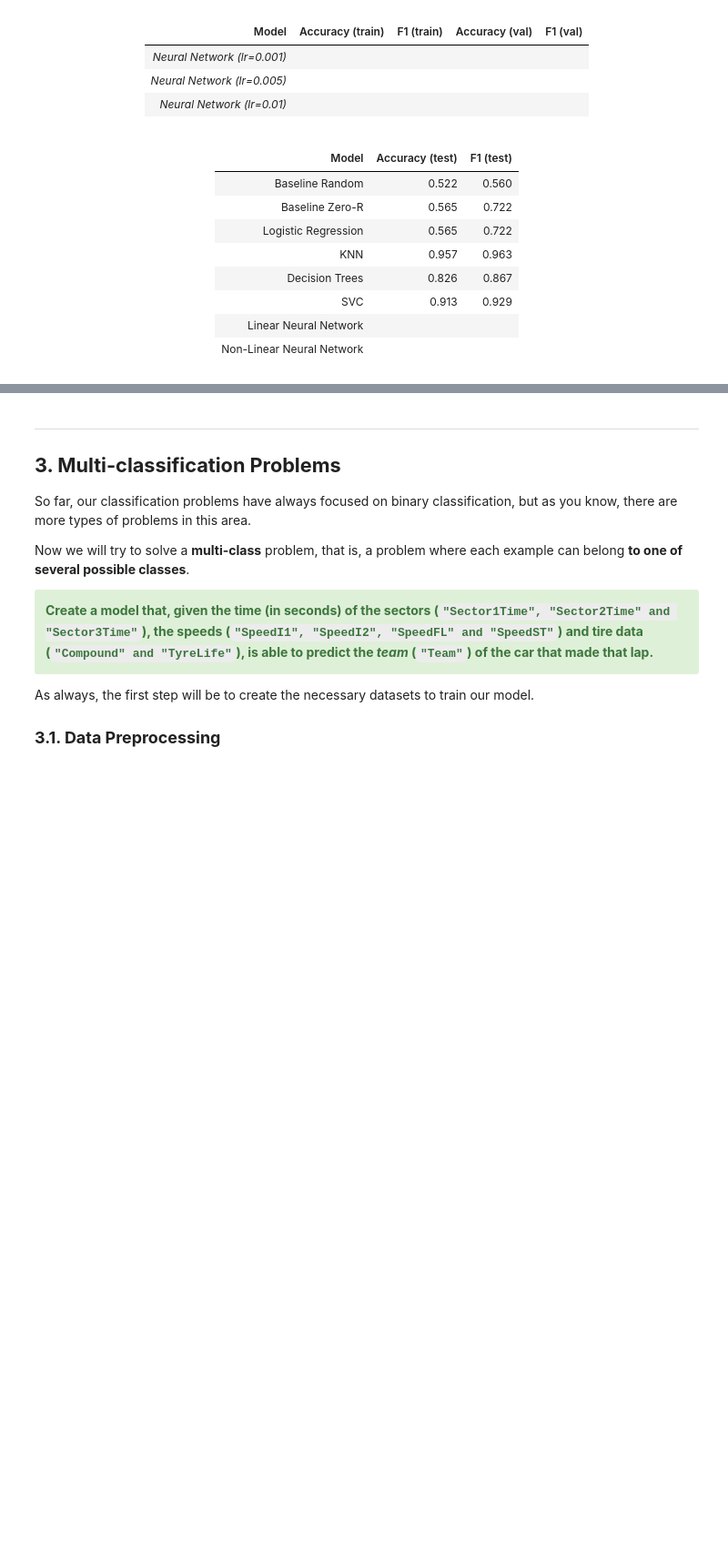
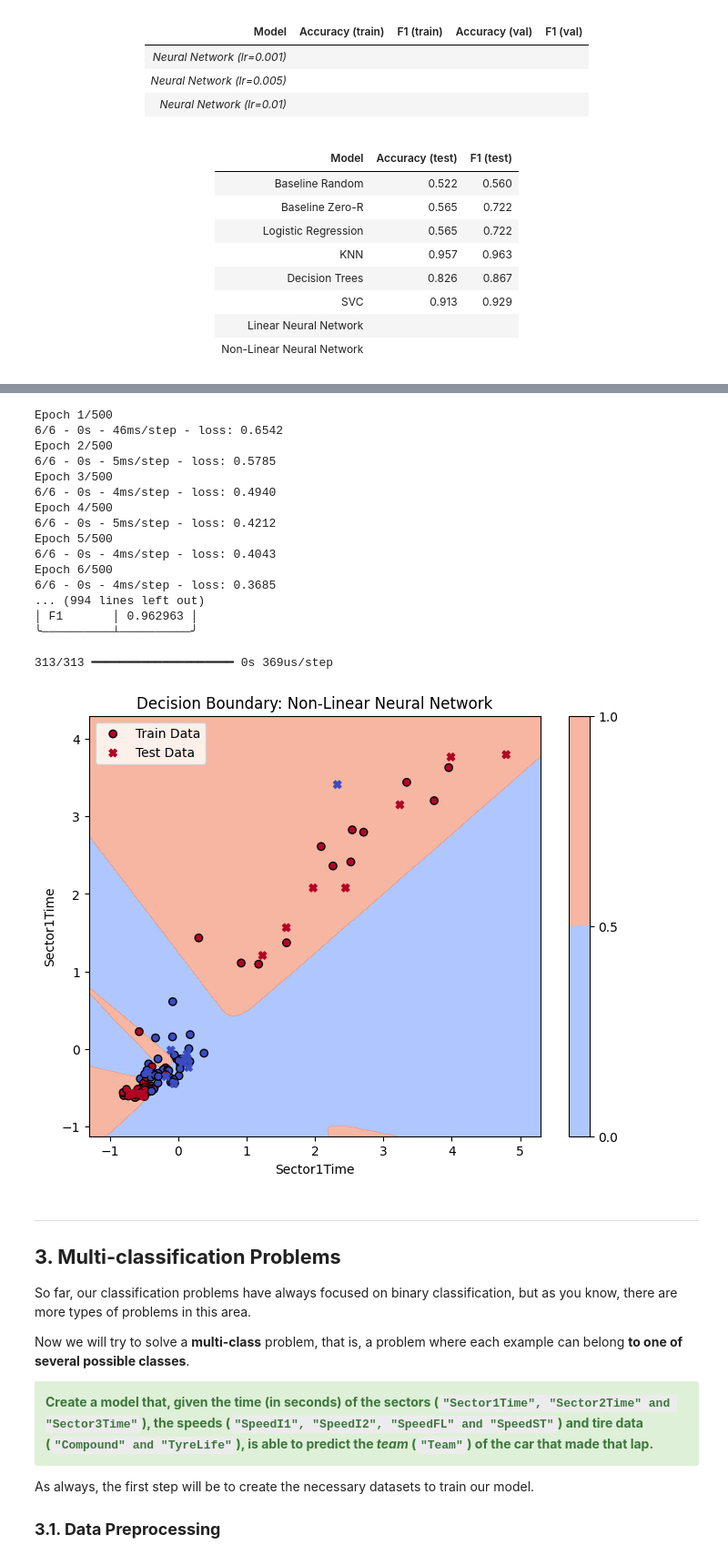
Before and after one commit to UO288511/Inteligentes, a Jupyter notebook: PL4/Lab4.2-Neural Networks (Classification).ipynb, the cells around one changed output, grey strips where cells are left out. Shown at 91% size. Drawn from its saved outputs; the diff is of its cells as text; code cells hidden in the pictures; blank space fills up the shorter version.

```diff
--- a/PL4/Lab4.2-Neural Networks (Classification).ipynb
+++ b/PL4/Lab4.2-Neural Networks (Classification).ipynb
@@ -404,12 +467,45 @@ model_2 = neural_network_two(learning_rate = 0.001)
 # %%
 # Train final model (without validation)
+
+best_lr = 0.1
+
+final_model = neural_network_two(learning_rate = best_lr)
+final_model.fit(X_train_sd, Y_train, batch_size = 16, epochs = 500, verbose = 2)
+
 # Your code here
 
 # Evaluate on test
 # Your code here
 
+
+test_preds = final_model.predict(X_test_sd)
+evaluate_model(Y_test,test_preds, "Final Neural Network 0.1")
+
+
 # Decision boundary
 # Your code here
+
+
+plot_decision_boundary(X_train_sd, Y_train, X_test_sd, Y_test, final_model, 'Non-Linear Neural Network')
+# %% [output]
+Epoch 1/500
+6/6 - 0s - 46ms/step - loss: 0.6542
+Epoch 2/500
+6/6 - 0s - 5ms/step - loss: 0.5785
+Epoch 3/500
+6/6 - 0s - 4ms/step - loss: 0.4940
+Epoch 4/500
+6/6 - 0s - 5ms/step - loss: 0.4212
+Epoch 5/500
+6/6 - 0s - 4ms/step - loss: 0.4043
+Epoch 6/500
+6/6 - 0s - 4ms/step - loss: 0.3685
+... (994 lines left out)
+│ F1       │ 0.962963 │
+╰──────────┴──────────╯
+
+313/313 ━━━━━━━━━━━━━━━━━━━━ 0s 369us/step
+[figure, added]
 # %% [markdown]
 <hr>
 
```
Also changed, not shown: parts of 29 cells of this notebook.
